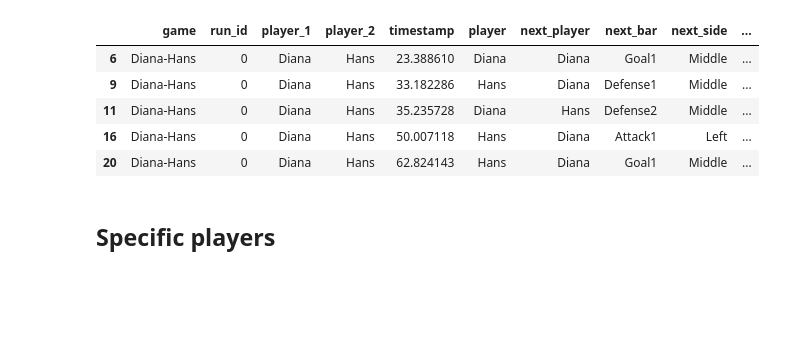
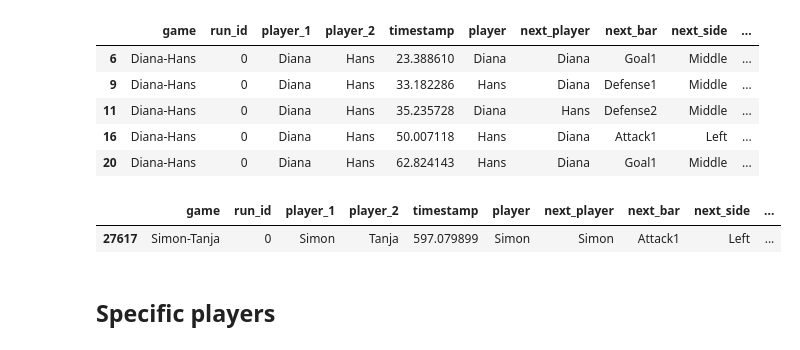
Before and after one commit to Rutvik-rn/Kicker-Strategy, a Jupyter notebook: notebook.ipynb, the cells around one changed output. Saved outputs shown, nothing was run; the diff lists cells and outputs as text; code cells hidden in the pictures; blank space fills up the shorter version.

```diff
--- a/notebook.ipynb
+++ b/notebook.ipynb
@@ -577,3 +579,9 @@ failed_shots.head()
 | 11 | Diana-Hans | 0 | Diana | Hans | 35.235728 | Diana | Hans | Defense2 | Middle | ... |
 | 16 | Diana-Hans | 0 | Diana | Hans | 50.007118 | Hans | Diana | Attack1 | Left | ... |
 | 20 | Diana-Hans | 0 | Diana | Hans | 62.824143 | Hans | Diana | Goal1 | Middle | ... |
+# %%
+self_blocks = failed_shots[failed_shots['self_block'] == True].copy()
+self_blocks #only one self block by Simon
+# %% [output]
+|  | game | run_id | player_1 | player_2 | timestamp | player | next_player | next_bar | next_side | ... |
+| 27617 | Simon-Tanja | 0 | Simon | Tanja | 597.079899 | Simon | Simon | Attack1 | Left | ... |
```
Also changed, not shown: parts of 21 cells of this notebook.
